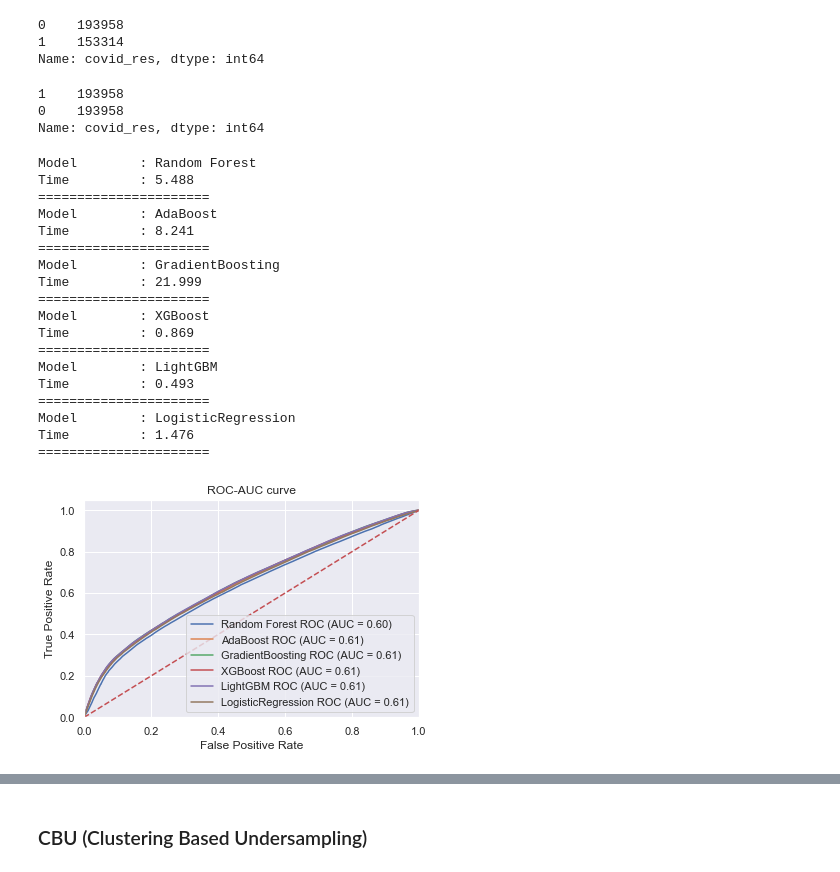
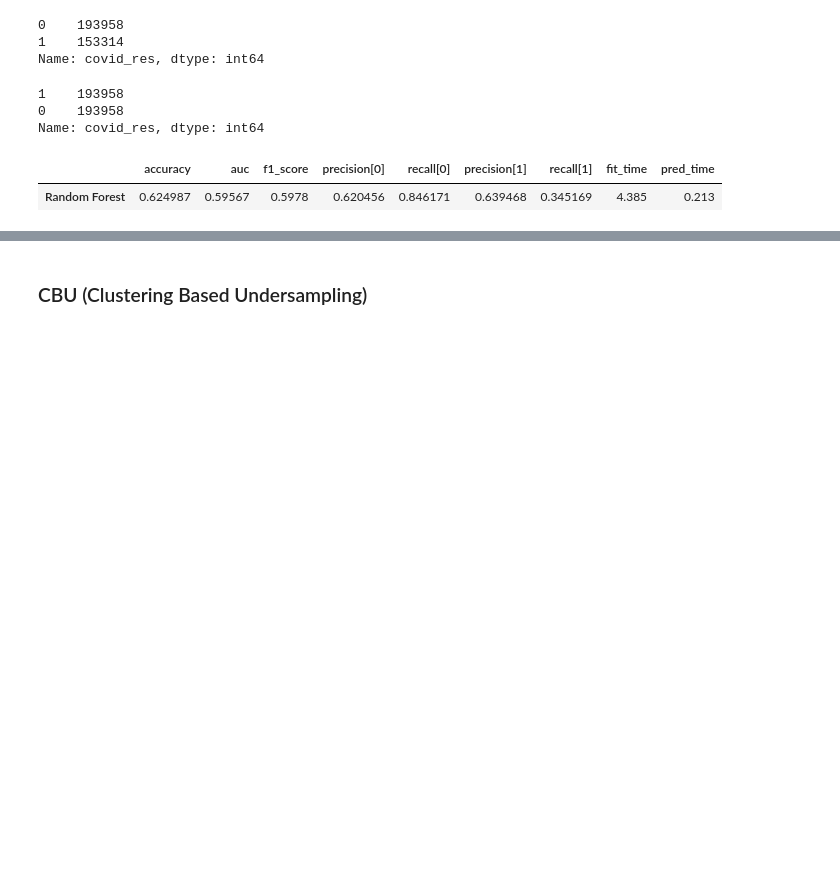
Before and after one commit to lyriotiago/machine_learning, a Jupyter notebook: Classic ML/CBU_stacking.ipynb, the cells around one changed output, grey strips where cells are left out. Cells and saved outputs as stored; diff of their text form; code cells hidden in the pictures; blank space fills up the shorter version.

```diff
--- a/Classic ML/CBU_stacking.ipynb
+++ b/Classic ML/CBU_stacking.ipynb
@@ -216,3 +2,0 @@ age_limit
-# %%
-mask = df_covid['age']<=age_limit
-df_covid = df_covid[mask]
@@ -221,3 +2,0 @@ Como sabemos, gravidez após os 50 anos é extremamente rara. Vamos considerar c
-# %%
-mask = df_covid['age']>55
-df_covid.loc[mask,'pregnancy'] = 0
@@ -541,27 +335,13 @@ y_train_sm.value_counts()
 Name: covid_res, dtype: int64
 # %%
 response_bank_sm = test_models_plot_roc_auc_curve(list_models,
-                                                  X_train_sm,
+                                                  X_train_std,
                                                   X_test_std,
-                                                  y_train_sm,
+                                                  y_train,
                                                   y_test)
+
+candidates_sm = (pd.DataFrame(response_bank_sm).T[column_order])
+candidates_sm
 # %% [output]
-Model        : Random Forest
-Time         : 5.488
-======================
-Model        : AdaBoost
-Time         : 8.241
-======================
-Model        : GradientBoosting
-Time         : 21.999
-======================
-Model        : XGBoost
-Time         : 0.869
-======================
-Model        : LightGBM
-Time         : 0.493
-======================
-Model        : LogisticRegression
-Time         : 1.476
-======================
-[figure, removed]
+|  | accuracy | auc | f1_score | precision[0] | recall[0] | precision[1] | recall[1] | fit_time | pred_time |
+| Random Forest | 0.624987 | 0.59567 | 0.5978 | 0.620456 | 0.846171 | 0.639468 | 0.345169 | 4.385 | 0.213 |
```
Also changed, not shown: parts of 102 cells of this notebook.
